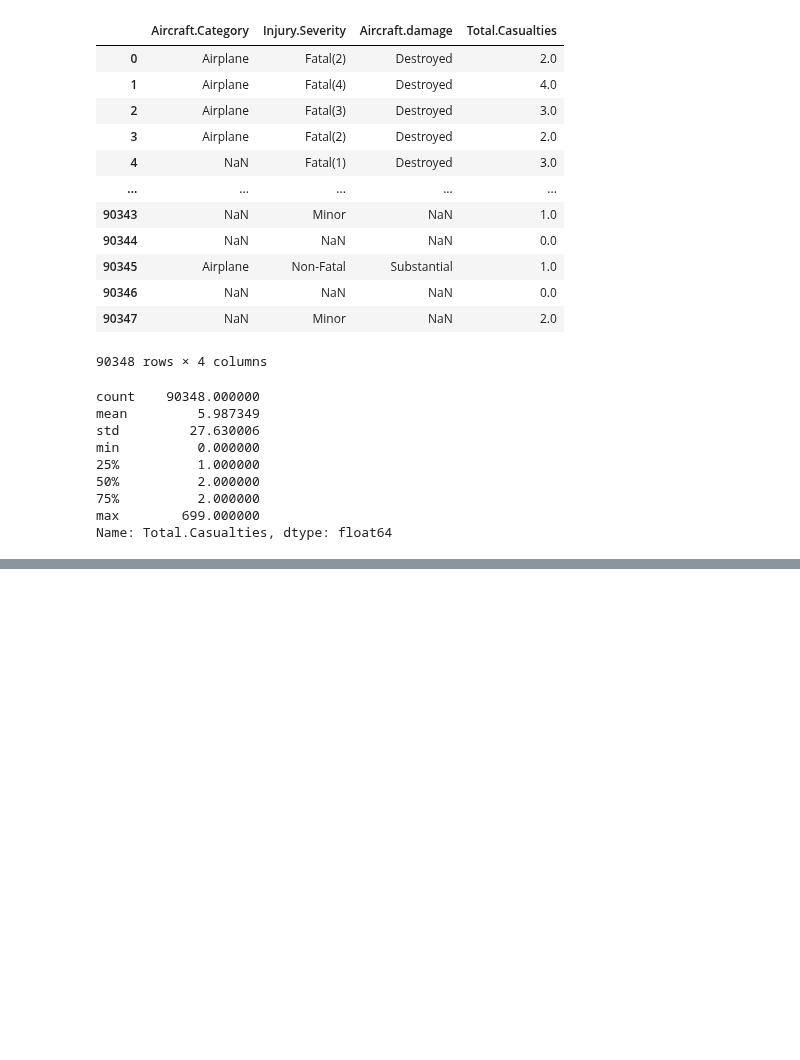
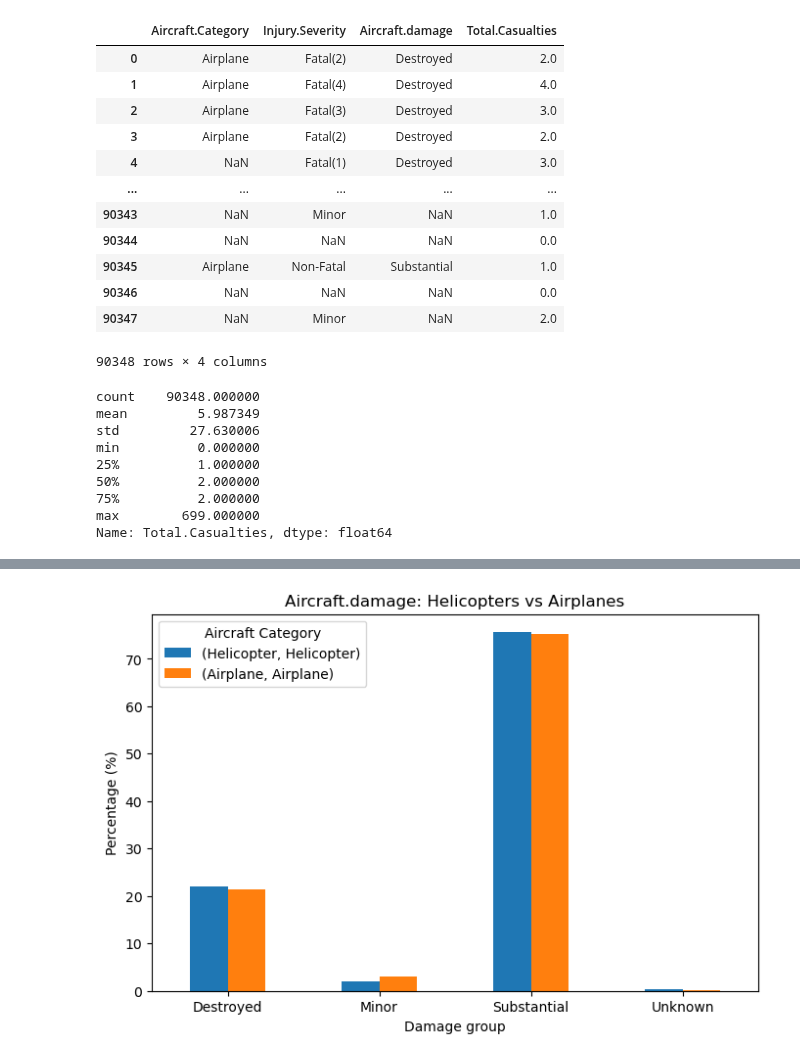
Before and after one commit to GiannaSal/data-driven-insights-for-aviation-risk-management, a Jupyter notebook: analysis.ipynb, the cells around one changed output, grey strips where cells are left out. Cells and saved outputs as stored; diff of their text form; code cells hidden in the pictures; blank space fills up the shorter version.

```diff
--- a/analysis.ipynb
+++ b/analysis.ipynb
@@ -477,0 +471,12 @@ severity_dist_percentage
+# %%
+import matplotlib.pyplot as plt
+
+helicopters_airplanes_damage_dist.T.plot(kind='bar', figsize=(8,5))
+plt.title('Aircraft.damage: Helicopters vs Airplanes')
+plt.ylabel('Percentage (%)')
+plt.xlabel('Damage group')
+plt.xticks(rotation=0)
+plt.legend(title='Aircraft Category')
+plt.show()
+# %% [output]
+[figure, added]
```
Also changed, not shown: parts of 24 cells of this notebook.
